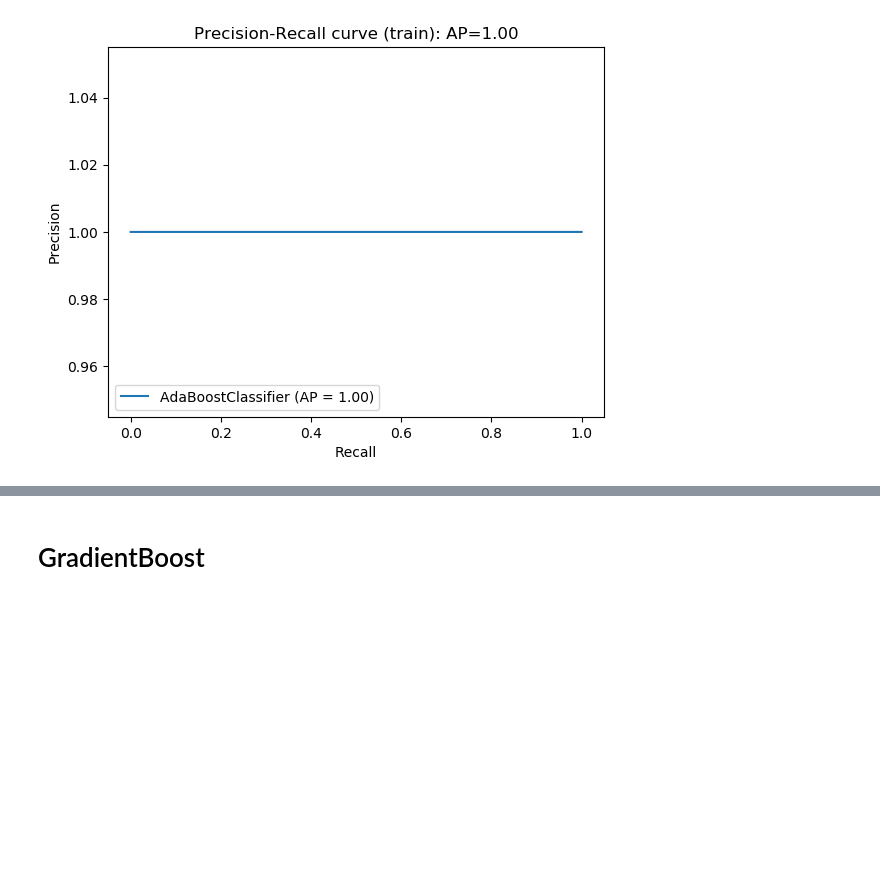
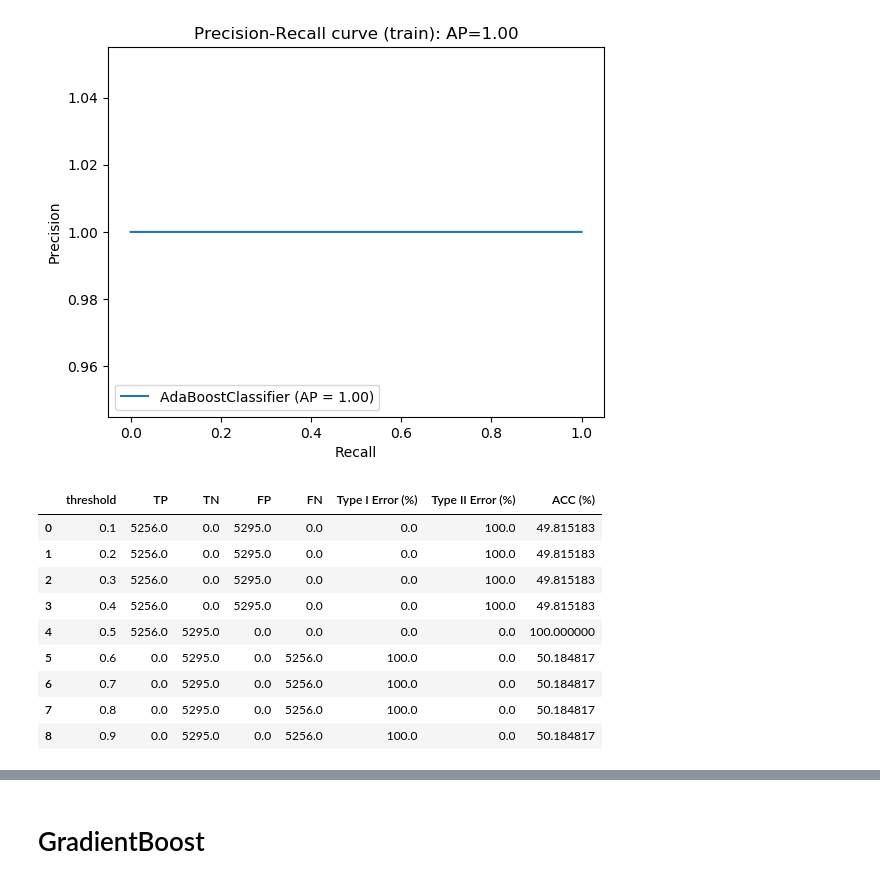
Before and after one commit to jimmylihe/company-bankrupcy-prediction-advanced, a Jupyter notebook: 1year.arff.ipynb, the cells around one changed output, grey strips where cells are left out. Drawn from its saved outputs; the diff is of its cells as text; code cells hidden in the pictures; blank space fills up the shorter version.

```diff
--- a/1year.arff.ipynb
+++ b/1year.arff.ipynb
@@ -762,3 +762,18 @@ disp.ax_.set_title('Precision-Recall curve (train): '
 Text(0.5, 1.0, 'Precision-Recall curve (train): AP=1.00')
 [figure]
 [figure]
+# %%
+# threshold table for train
+thres_table_adb_train = threshold_table_from_prob(adb,X_train_adb,y_train)
+thres_table_adb_train
+# %% [output]
+|  | threshold | TP | TN | FP | FN | Type I Error (%) | Type II Error (%) | ACC (%) |
+| 0 | 0.1 | 5256.0 | 0.0 | 5295.0 | 0.0 | 0.0 | 100.0 | 49.815183 |
+| 1 | 0.2 | 5256.0 | 0.0 | 5295.0 | 0.0 | 0.0 | 100.0 | 49.815183 |
+| 2 | 0.3 | 5256.0 | 0.0 | 5295.0 | 0.0 | 0.0 | 100.0 | 49.815183 |
+| 3 | 0.4 | 5256.0 | 0.0 | 5295.0 | 0.0 | 0.0 | 100.0 | 49.815183 |
+| 4 | 0.5 | 5256.0 | 5295.0 | 0.0 | 0.0 | 0.0 | 0.0 | 100.000000 |
+| 5 | 0.6 | 0.0 | 5295.0 | 0.0 | 5256.0 | 100.0 | 0.0 | 50.184817 |
+| 6 | 0.7 | 0.0 | 5295.0 | 0.0 | 5256.0 | 100.0 | 0.0 | 50.184817 |
+| 7 | 0.8 | 0.0 | 5295.0 | 0.0 | 5256.0 | 100.0 | 0.0 | 50.184817 |
+| 8 | 0.9 | 0.0 | 5295.0 | 0.0 | 5256.0 | 100.0 | 0.0 | 50.184817 |
```
Also changed, not shown: parts of 7 cells of this notebook.
